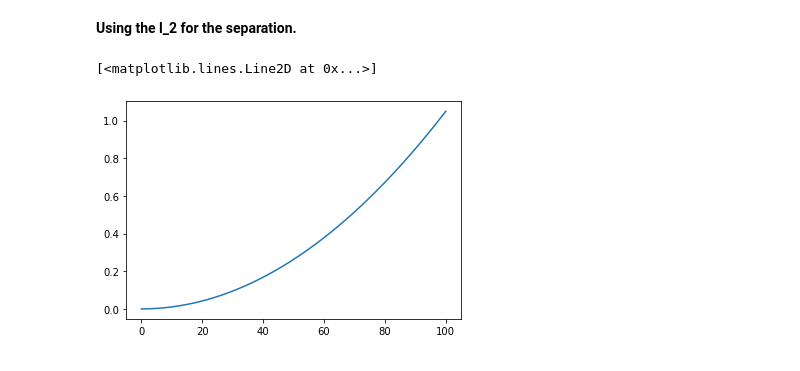
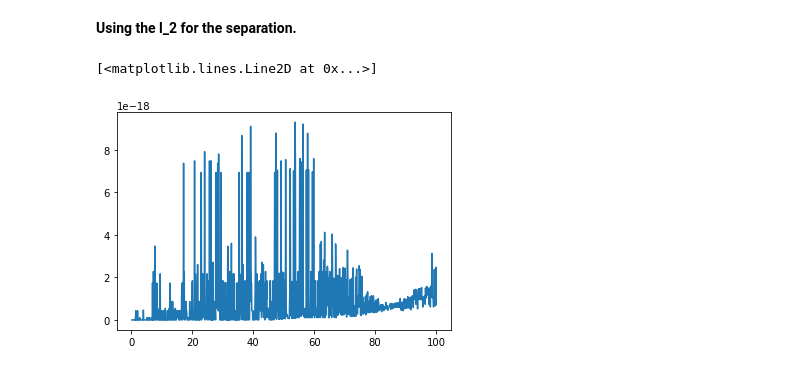
Before and after one commit to Rtk100/DIAS-Summer-Internship, a Jupyter notebook: Python/Chaos in Classical D0-Brane Mechanic. Data Analysis.ipynb, the cells around one changed output. Cells and saved outputs as stored; diff of their text form; code cells hidden in the pictures.

```diff
--- a/Python/Chaos in Classical D0-Brane Mechanic. Data Analysis.ipynb
+++ b/Python/Chaos in Classical D0-Brane Mechanic. Data Analysis.ipynb
@@ -47,7 +47,7 @@ X_list3["X1"][0]
 '0.004140886653359  0.002255679494230  0.025393301532669'
 # %%
 # Load in each line in the text file
-X_list3 = pd.read_csv(path + "X_Vector_test4.txt",
+X_list3 = pd.read_csv(path + "X2_simulation_2.txt",
                         names = ["X1"],
                       index_col=False)
 
@@ -66,7 +66,7 @@ while i < len(data):
 data_array = np.array(data, dtype=np.float32)
 
 # Turn every 3 lists into a single matrix by enclosing them in another list inside the array.
-X_values = data_array.reshape(-1, 3, data_array.shape[1])
+X_values = data_array.reshape(-1, 2, data_array.shape[1])
 
 # X_values is a list of all X matrices recorded, it has the initial matrices of X1-X9 and then the 2nd recordings of X1-X9 etc.
 # We need to break up every ninth element of X_values into new arrays as follows
@@ -82,8 +82,8 @@ for i in range(9):
 labels = ["X1", "X2", "X3", "X4", "X5", "X6", "X7", "X8", "X9"]
 
 delta_t = 10**-4
-record_steps = 500000
-simulation_repetitions = 10000000
+record_steps = 1000
+simulation_repetitions = 1000000
 
 times = np.arange(0, simulation_repetitions*delta_t + delta_t*record_steps, delta_t*record_steps)
 
@@ -524,10 +537,17 @@ def distance(X1, X2):
 **Using the l_2 for the separation.**
 # %%
 distances = []
-for i in range(len(X1_DF["X1"])):
-    distances.append(distance(X1_DF.iloc[i,:].values, X2_DF.iloc[i,:].values))
+for i in range(len(X1_DF["X1"])-1):
+    distances.append(distance(X1_DF.iloc[i+1,:].values, X2_DF.iloc[i+1,:].values))
-# %%
-plt.plot(times, distances)
-# %% [output]
-[<matplotlib.lines.Line2D at 0x...>]
-[figure, removed]
+# %%
+delta_t = 10**-4
+record_steps = 1000
+simulation_repetitions = 1000000
+
+times = np.arange(delta_t * record_steps, simulation_repetitions*delta_t + delta_t*record_steps, delta_t*record_steps)
+# %%
+
+plt.plot(times, (distances))
+# %% [output]
+[<matplotlib.lines.Line2D at 0x...>]
+[figure, added]
```
Also changed, not shown: parts of 5 cells of this notebook, 12 other files.
